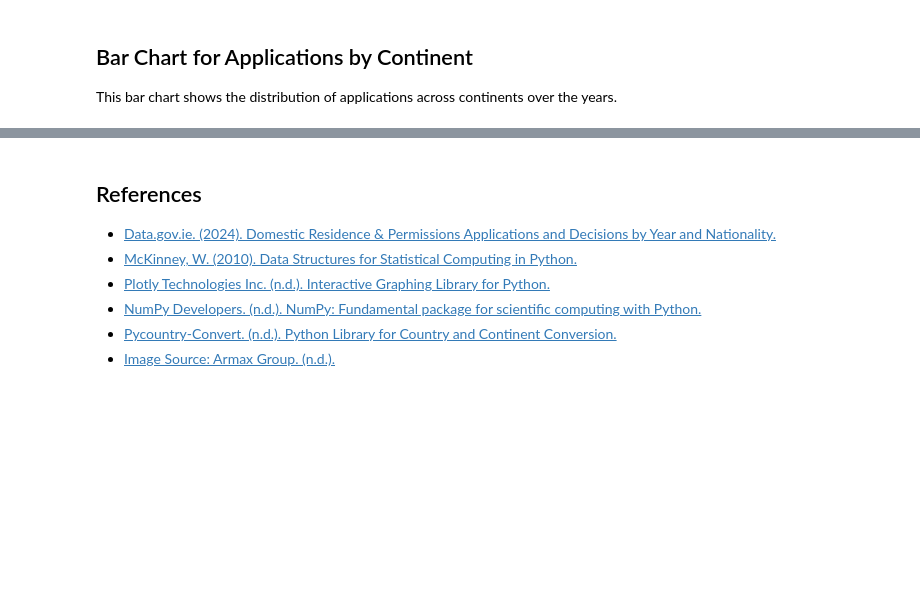
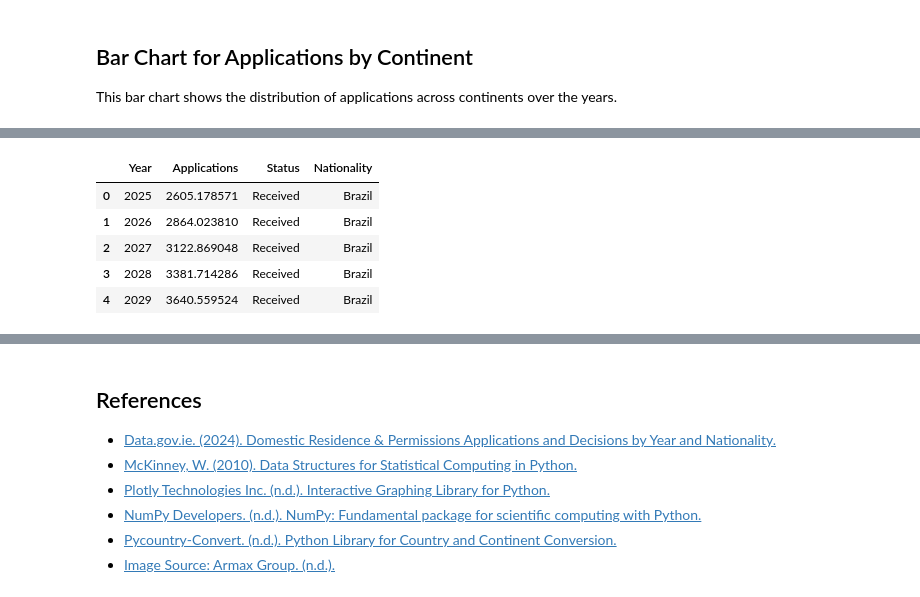
Before and after one commit to corpuschris/PFDA, a Jupyter notebook: project/bigproject.ipynb, the cells around one changed output, grey strips where cells are left out. Saved outputs shown, nothing was run; the diff lists cells and outputs as text; code cells hidden in the pictures; blank space fills up the shorter version.

```diff
--- a/project/bigproject.ipynb
+++ b/project/bigproject.ipynb
@@ -133,0 +178,15 @@ fig.show()
+# %%
+# Importing required libraries
+import pandas as pd
+import numpy as np
+import plotly.express as px
+from sklearn.linear_model import LinearRegression
+
+# Filter the top 10 nationalities based on total received applications across all years
+top_10_received = melted_data[melted_data['Status'] == 'Received'].groupby('Nationality')['Applications'].sum().nlargest(10).index
+
+# Filter the data for those top 10 nationalities
+top_10_data = melted_data[(melted_data['Nationality'].isin(top_10_received)) & (melted_data['Status'] == 'Received')]
+
+# Display the top nationalities and their total applications for verification
+top_10_received, top_10_data.head()
@@ -133,0 +213,39 @@ fig.show()
+# %%
+# Preparing a DataFrame for storing predictions
+future_predictions_all = pd.DataFrame()
+
+# Loop through each nationality to fit the models correctly
+for nationality in top_10_received:
+    # Filter data for the nationality
+    data = top_10_data[top_10_data['Nationality'] == nationality]
+    X = data[['Year']]
+    y = data['Applications']
+
+    # Train the Linear Regression model
+    model = LinearRegression()
+    model.fit(X, y)
+
+    # Generate future years with the same feature name as the original data
+    future_years = pd.DataFrame({"Year": range(2025, 2035)})
+    predicted_applications = model.predict(future_years)
+
+    # Create a DataFrame for the predictions with corrected feature names
+    temp_df = pd.DataFrame({
+        "Year": future_years['Year'],
+        "Applications": predicted_applications,
+        "Status": "Received",
+        "Nationality": nationality
+    })
+
+    # Append the results to the main DataFrame
+    future_predictions_all = pd.concat([future_predictions_all, temp_df])
+
+# Display the predicted dataset
+future_predictions_all.head()
+# %% [output]
+|  | Year | Applications | Status | Nationality |
+| 0 | 2025 | 2605.178571 | Received | Brazil |
+| 1 | 2026 | 2864.023810 | Received | Brazil |
+| 2 | 2027 | 3122.869048 | Received | Brazil |
+| 3 | 2028 | 3381.714286 | Received | Brazil |
+| 4 | 2029 | 3640.559524 | Received | Brazil |
```
Also changed, not shown: parts of 12 cells of this notebook, 2 other files.
